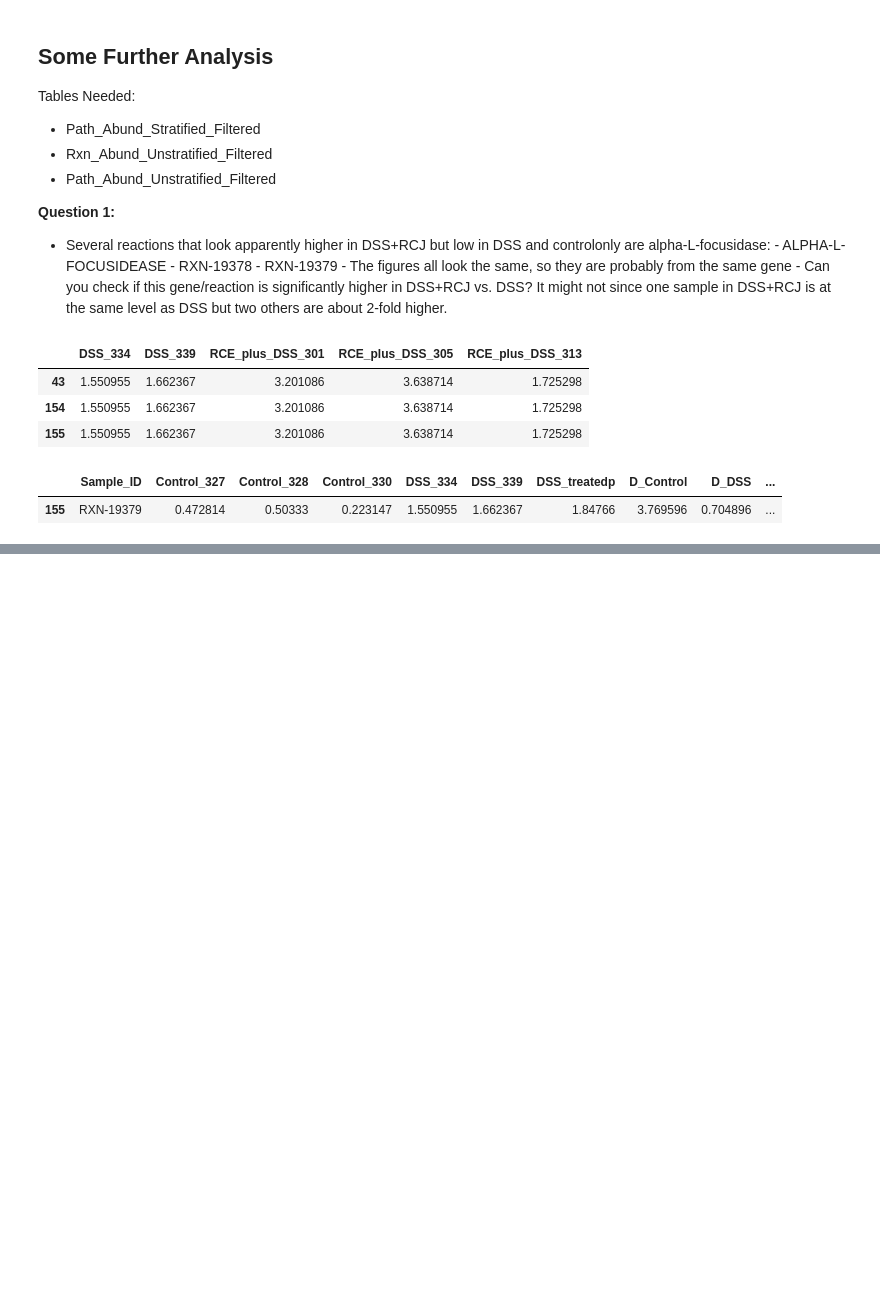
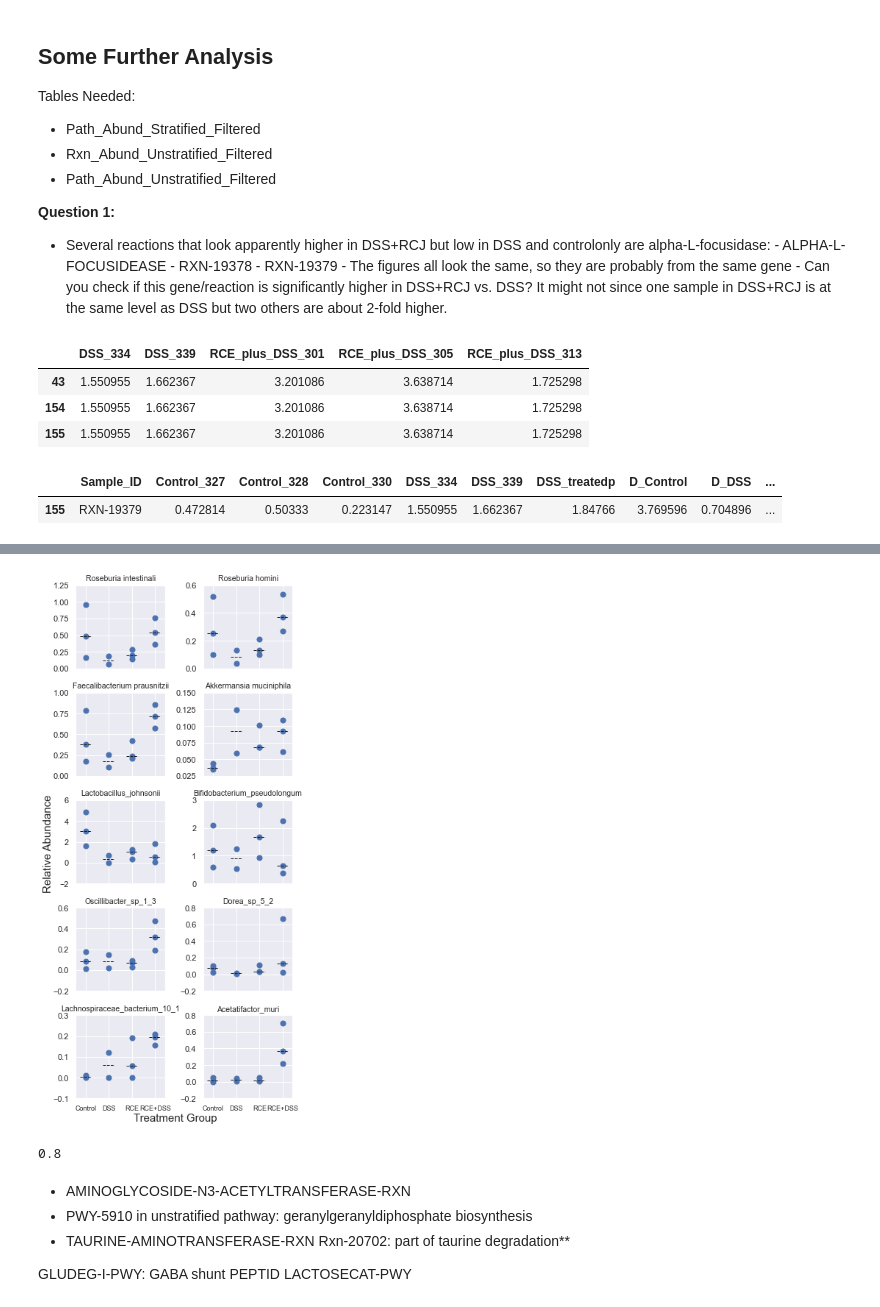
Before and after one commit to chan-csu/RCJ_Megtagenomics, a Jupyter notebook: Data_Analysis/Data_Analysis.ipynb, the cells around one changed output, grey strips where cells are left out. Cells and saved outputs as stored; diff of their text form; code cells hidden in the pictures; blank space fills up the shorter version.

```diff
--- a/Data_Analysis/Data_Analysis.ipynb
+++ b/Data_Analysis/Data_Analysis.ipynb
@@ -460,0 +453,3 @@ Desired_Species=["d__Bacteria|p__Firmicutes|c__Clostridia|o__Eubacteriales|f__La
+# %%
+Met_Cols=["clade_name"]
+[Met_Cols.append(colname.strip("_metaphlan_bugs_list")) for colname in Metaphlan.columns if "_metaphlan_bugs_list" in colname]
@@ -460,0 +487,51 @@ Desired_Species=["d__Bacteria|p__Firmicutes|c__Clostridia|o__Eubacteriales|f__La
+# %%
+Final_Table=pd.DataFrame(columns = Metaphlan.columns)
+# %%
+for Bac in Desired_Species:
+    if Bac in list(Metaphlan["Taxon"]):
+        Final_Table=Final_Table.append(Metaphlan[Metaphlan["Taxon"]==Bac])
+    else:
+        Final_Table=Final_Table.append(Kraken_TSS[Kraken_TSS["Taxon"]==Bac])
+# %%
+Bac_Names=list([name[-1].strip("s__") for name in Final_Table["Taxon"].str.split("|")])
+# %%
+plt.rcParams["figure.autolayout"] = True
+fig,axs=plt.subplots(int(Final_Table.shape[0]/2),2,figsize=(5, 10.5),sharex=True,constrained_layout=False)
+for i in range(Final_Table.shape[0]):
+    x=[1,1,1,3,3,5,5,5,7,7,7]
+    x1=list(np.linspace(0.5,1.5,100))
+    x2=list(np.linspace(2.5,3.5,100))
+    x3=list(np.linspace(4.5,5.5,100))
+    x4=list(np.linspace(6.5,7.5,100))
+    x5=[1,3,3,5,7]
+    y=list(Final_Table.iloc[i,[1,2,3,4,5,11,12,13,14,15,16]])
+    y1=[statistics.median(y[0:3])]*len(x1)
+    y2=[statistics.median(y[3:5])]*len(x1)
+    y3=[statistics.median(y[5:8])]*len(x1)
+    y4=[statistics.median(y[8:11])]*len(x1)
+    y5=Final_Table.iloc[i,[6,7,8,9,10]]
+    axs[math.floor(i/2),i%2].plot(x1,y1,x2,y2,x3,y3,x4,y4,color='k',linewidth=1,linestyle="--")
+    axs[math.floor(i/2),i%2].scatter(x,y,s=50,cmap='summer')
+#     axs[math.floor(i/2),i%2].scatter(x5,y5,s=70,cmap='r',marker=',')
+
+    axs[math.floor(i/2),i%2].set_xticks([1,3,5,7],['Control','DSS','RCE','RCE+DSS'],fontsize=9)
+    axs[math.floor(i/2),i%2].set_yticks(axs[math.floor(i/2),i%2].get_yticks(),fontsize=50)
+    axs[math.floor(i/2),i%2].set_title(Bac_Names[i],fontsize=10.5)
+fig.text(0.5, 0, 'Treatment Group', ha='center',fontsize=15)
+fig.text(0, 0.5, 'Relative Abundance', va='center', rotation='vertical',fontsize=15)
+fig.savefig("Taxa_of_Interest.png",dpi=600,bbox_inches="tight")
+# %% [output]
+[figure, added]
+# %%
+axs[math.floor(i/2),i%2].get_ylim()[1]
+# %% [output]
+0.8
+# %% [markdown]
+- AMINOGLYCOSIDE-N3-ACETYLTRANSFERASE-RXN
+- PWY-5910 in unstratified pathway: geranylgeranyldiphosphate biosynthesis
+- TAURINE-AMINOTRANSFERASE-RXN
+Rxn-20702: part of taurine degradation**
+
+GLUDEG-I-PWY: GABA shunt
+PEPTID
+LACTOSECAT-PWY
```
Also changed, not shown: parts of 16 cells of this notebook, 10 other files.
